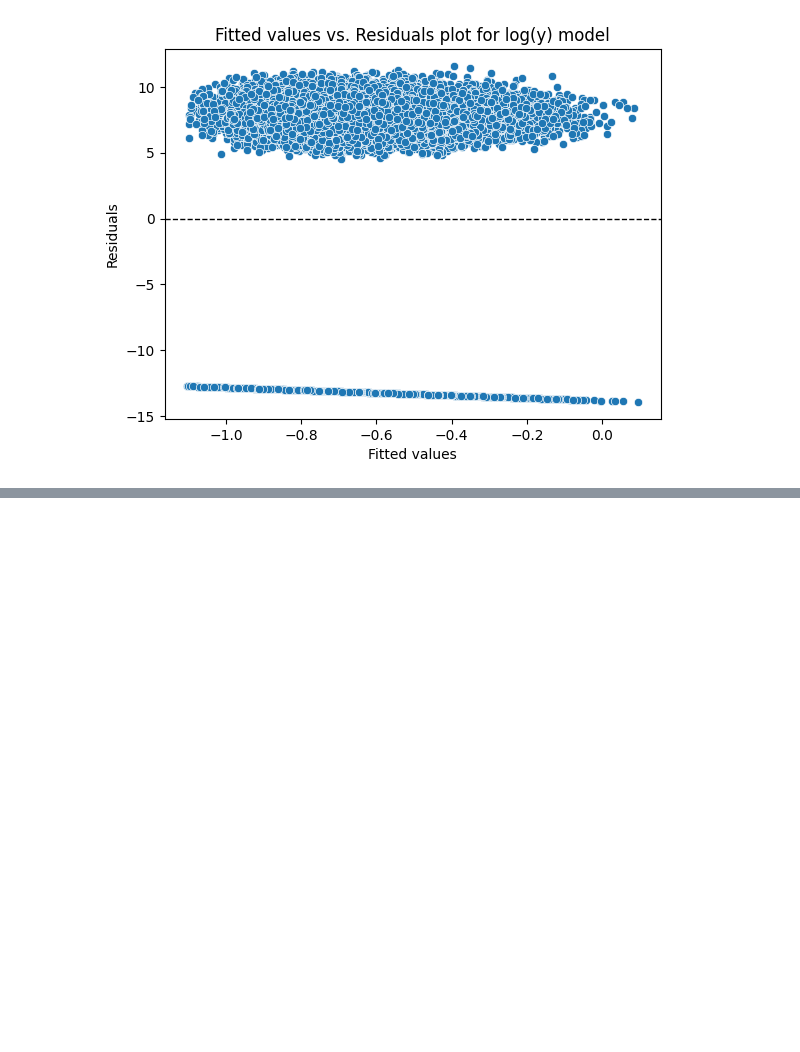
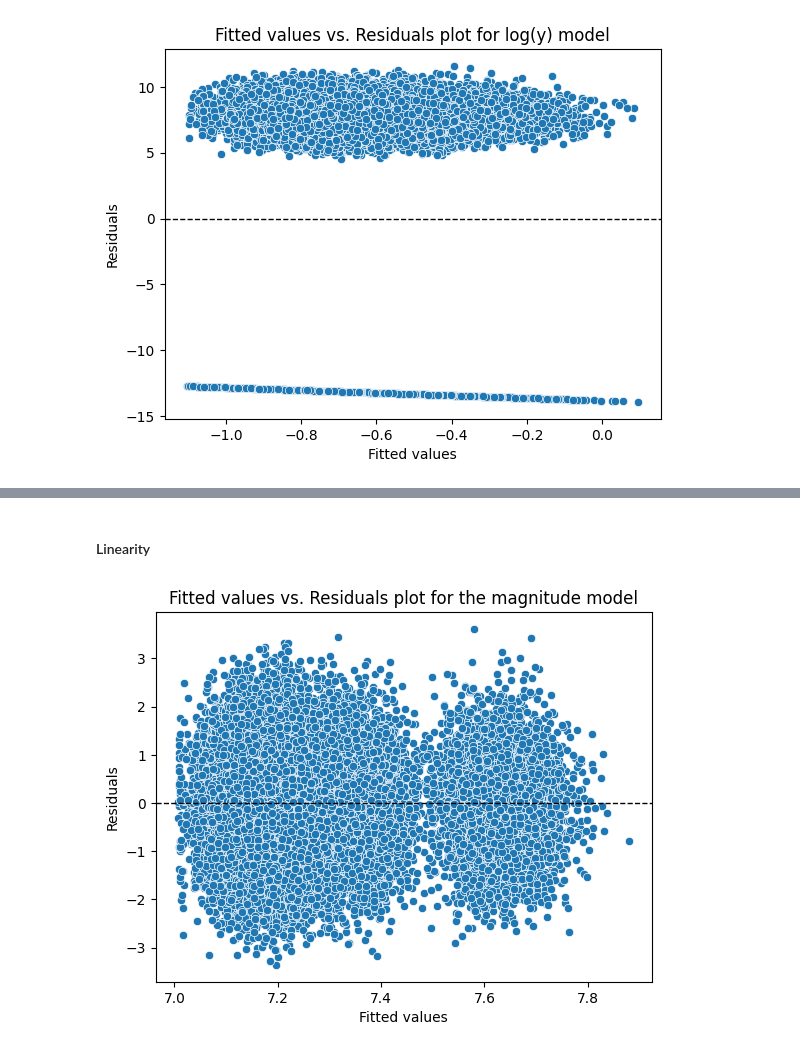
Before and after one commit to jmc8290/dataScienceFoundationsProject, a Jupyter notebook: workbooks/linearAssumptionsWorkbook.ipynb, the cells around one changed output, grey strips where cells are left out. Drawn from its saved outputs; the diff is of its cells as text; code cells hidden in the pictures; blank space fills up the shorter version.

```diff
--- a/workbooks/linearAssumptionsWorkbook.ipynb
+++ b/workbooks/linearAssumptionsWorkbook.ipynb
@@ -150,0 +212,11 @@ plt.show()
+# %% [markdown]
+#### Linearity
+# %%
+sns.scatterplot(x = magnitude_model.fittedvalues, y = magnitude_model.resid)
+plt.title("Fitted values vs. Residuals plot for the magnitude model")
+plt.xlabel("Fitted values")
+plt.ylabel("Residuals")
+plt.axhline(y=0, color='black', linestyle='--', linewidth=1)
+plt.show()
+# %% [output]
+[figure, added]
```
Also changed, not shown: parts of 15 cells of this notebook, 1 other file.
